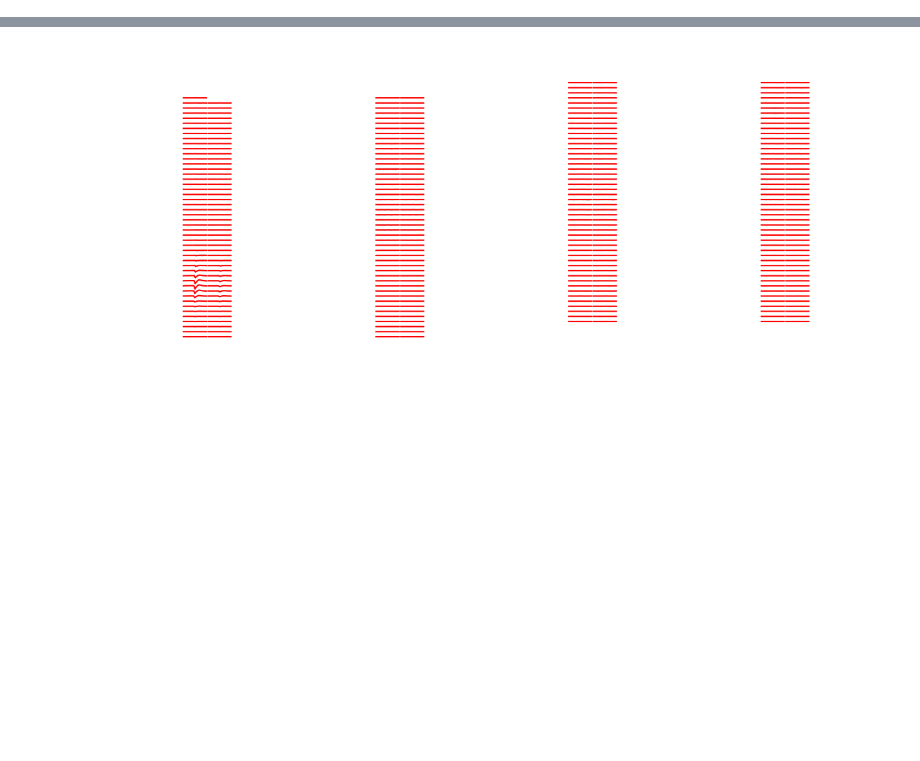
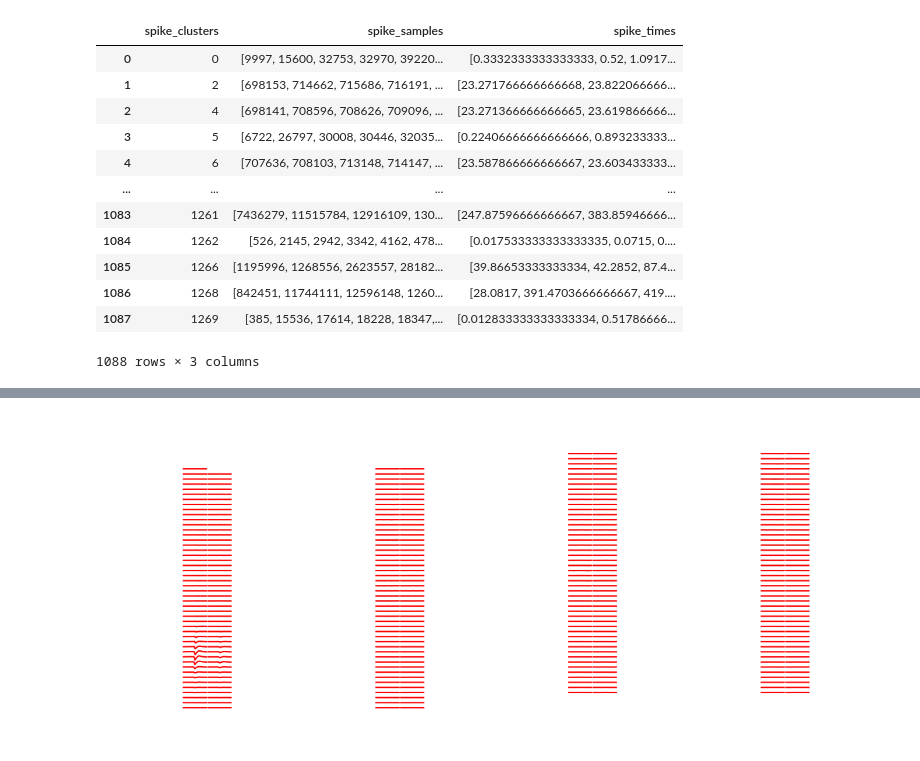
Before and after one commit to rojasgabriel/ephys, a Jupyter notebook: sorting.ipynb, the cells around one changed output, grey strips where cells are left out. Cells and saved outputs as stored; diff of their text form; code cells hidden in the pictures; blank space fills up the shorter version.

```diff
--- a/sorting.ipynb
+++ b/sorting.ipynb
@@ -15,0 +75,26 @@ raw_data = RawRecording([binary_path],return_preprocessed=False)
+# %%
+sc = np.load('/home/data/GRB006/20240429_174359/kilosort2.5/imec0/spike_clusters.npy')
+st = np.load('/home/data/GRB006/20240429_174359/kilosort2.5/imec0/spike_times.npy')
+
+if sc.shape != st.shape:
+    raise ValueError(f"The shapes of sc {sc.shape} and st {st.shape} are not the same")
+
+df = pd.DataFrame({'spike_samples': st, 'spike_clusters': sc})
+df['spike_times'] = df['spike_samples'] / srate
+cluster_spike_times = df.groupby('spike_clusters').agg(spike_samples=('spike_samples', list), spike_times=('spike_times', list)).reset_index()
+
+cluster_spike_times
+# %% [output]
+|  | spike_clusters | spike_samples | spike_times |
+| 0 | 0 | [9997, 15600, 32753, 32970, 39220... | [0.3332333333333333, 0.52, 1.0917... |
+| 1 | 2 | [698153, 714662, 715686, 716191, ... | [23.271766666666668, 23.822066666... |
+| 2 | 4 | [698141, 708596, 708626, 709096, ... | [23.271366666666665, 23.619866666... |
+| 3 | 5 | [6722, 26797, 30008, 30446, 32035... | [0.22406666666666666, 0.893233333... |
+| 4 | 6 | [707636, 708103, 713148, 714147, ... | [23.587866666666667, 23.603433333... |
+| ... | ... | ... | ... |
+| 1083 | 1261 | [7436279, 11515784, 12916109, 130... | [247.87596666666667, 383.85946666... |
+| 1084 | 1262 | [526, 2145, 2942, 3342, 4162, 478... | [0.017533333333333335, 0.0715, 0.... |
+| 1085 | 1266 | [1195996, 1268556, 2623557, 28182... | [39.86653333333334, 42.2852, 87.4... |
+| 1086 | 1268 | [842451, 11744111, 12596148, 1260... | [28.0817, 391.4703666666667, 419.... |
+| 1087 | 1269 | [385, 15536, 17614, 18228, 18347,... | [0.012833333333333334, 0.51786666... |
+1088 rows × 3 columns
```
Also changed, not shown: parts of 34 cells of this notebook, 1 other file.
